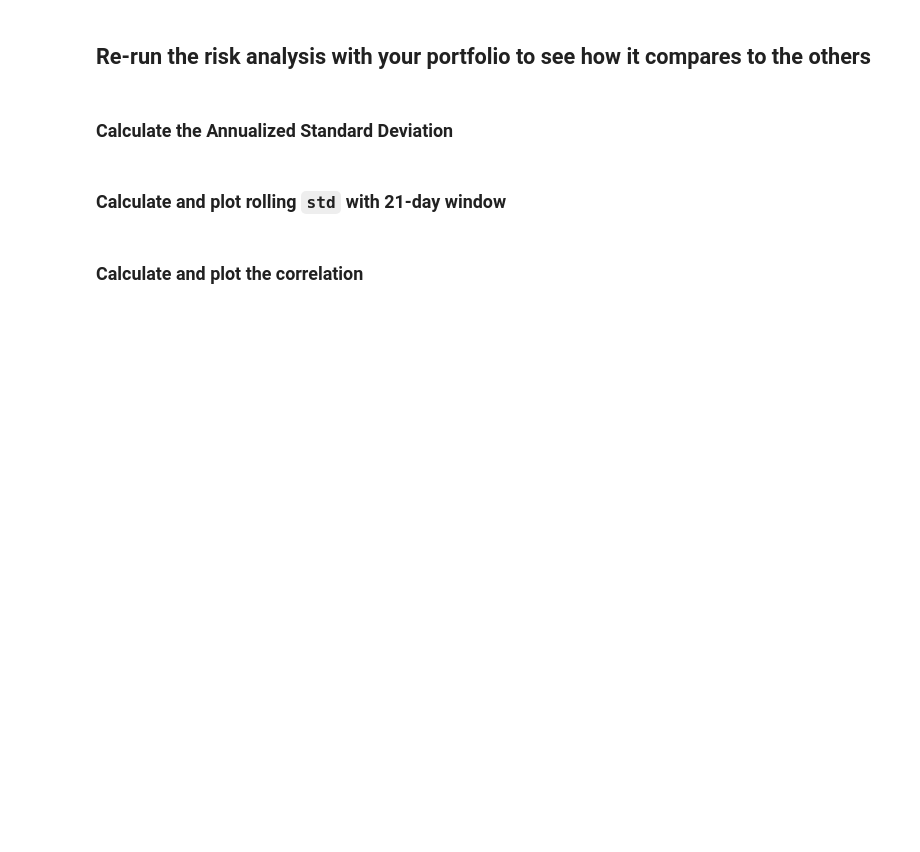
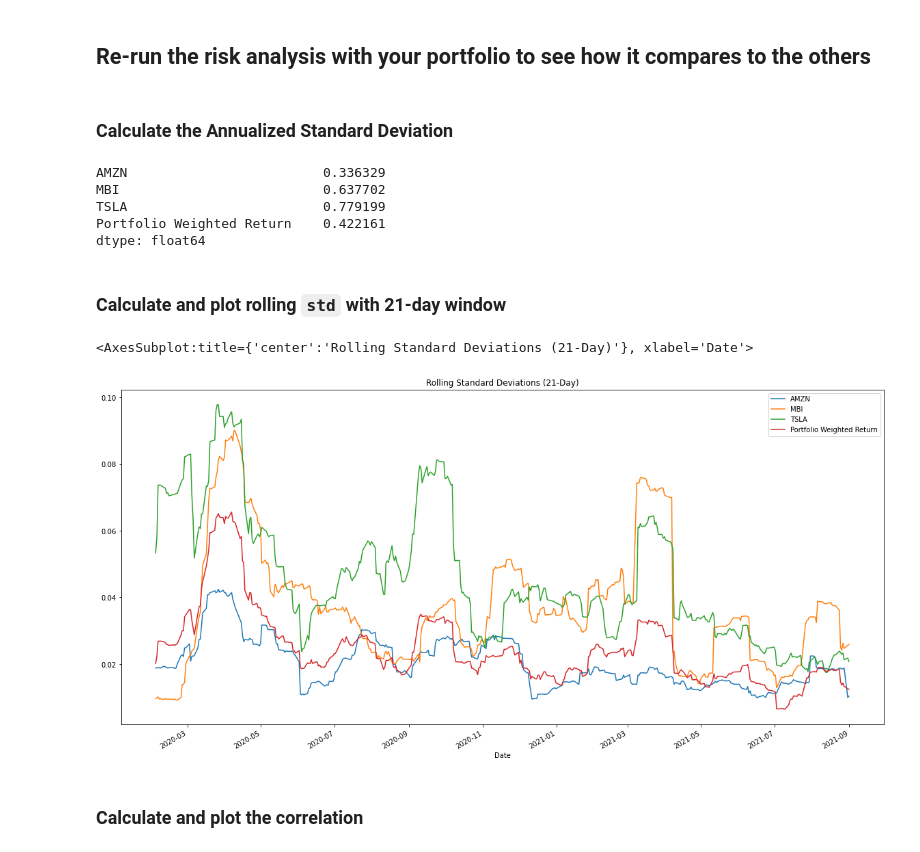
Before and after one commit to JDY320/04-pandas_homework, a Jupyter notebook: whale_analysis.ipynb, the cells around one changed output. Cells and saved outputs as stored; diff of their text form; code cells hidden in the pictures; blank space fills up the shorter version.

Commit message:
adds files for Custom Portfolio Secion, and code updated to end

```diff
--- a/whale_analysis.ipynb
+++ b/whale_analysis.ipynb
@@ -455,6 +516,7 @@ For this demo solution, we fetch data from three companies listes in the S&P 500
 # %%
 # Calculate daily returns
-
+combined_stocks_returns = combined_stocks.pct_change()
 # Drop NAs
-
+combined_stocks_returns.dropna(inplace=True)
 # Display sample data
+combined_stocks_returns.head()
@@ -465,5 +535,6 @@ For this demo solution, we fetch data from three companies listes in the S&P 500
 weights = [1/3, 1/3, 1/3]
 
 # Calculate portfolio return
-
+portfolio_weighted_returns = combined_stocks_returns.dot(weights)
 # Display sample data
+portfolio_weighted_returns.head()
@@ -471,3 +550,5 @@ weights = [1/3, 1/3, 1/3]
 ## Join your portfolio returns to the DataFrame that contains all of the portfolio returns
 # %%
 # Join your returns DataFrame to the original returns DataFrame
+combined_stocks_returns['Portfolio Weighted Return'] = portfolio_weighted_returns
+combined_stocks_returns.head()
@@ -474,2 +563,4 @@ weights = [1/3, 1/3, 1/3]
 # %%
 # Only compare dates where return data exists for all the stocks (drop NaNs)
+combined_stocks_returns.dropna(inplace=True)
+combined_stocks_returns.head()
@@ -479,12 +578,24 @@ weights = [1/3, 1/3, 1/3]
 ### Calculate the Annualized Standard Deviation
 # %%
 # Calculate the annualized `std`
+portfolio_std = combined_stocks_returns.std() * np.sqrt(252)
+portfolio_std
+# %% [output]
+AMZN                         0.336329
+MBI                          0.637702
+TSLA                         0.779199
+Portfolio Weighted Return    0.422161
+dtype: float64
 # %% [markdown]
 ### Calculate and plot rolling `std` with 21-day window
 # %%
 # Calculate rolling standard deviation
-
+combined_stocks_returns.rolling(window=21).std()
 # Plot rolling standard deviation
+combined_stocks_returns.rolling(window=21).std().plot(figsize=(20,10),title="Rolling Standard Deviations (21-Day)")
+# %% [output]
+<AxesSubplot:title={'center':'Rolling Standard Deviations (21-Day)'}, xlabel='Date'>
+[figure, added]
 # %% [markdown]
 ### Calculate and plot the correlation
 # %%
```
Also changed, not shown: parts of 21 cells of this notebook, 7 other files.
